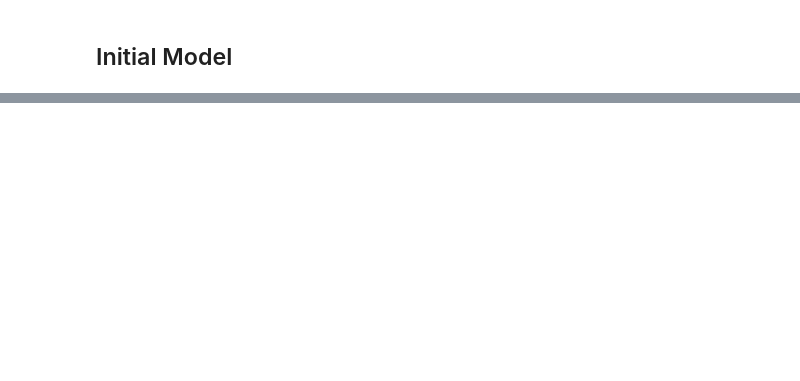
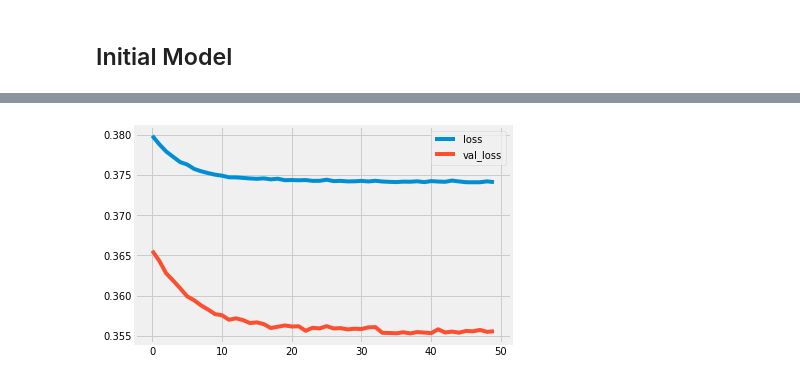
Before and after one commit to amrirasyidi/autompg_lin_reg, a Jupyter notebook: eda_model_used_cars.ipynb, the cells around one changed output, grey strips where cells are left out. Cells and saved outputs as stored; diff of their text form; code cells hidden in the pictures; blank space fills up the shorter version.

```diff
--- a/eda_model_used_cars.ipynb
+++ b/eda_model_used_cars.ipynb
@@ -372,0 +309,6 @@ Based on the output of our model, we conclude that:
+# %%
+X_train_new = X_train[train_cols].to_pandas()
+X_test_new = X_test[train_cols].to_pandas()
+
+X_train_new = preprocessor.fit_transform(X_train_new)
+X_test_new = preprocessor.transform(X_test_new)
@@ -372,0 +328,9 @@ Based on the output of our model, we conclude that:
+# %%
+input_shape = [X_train_new.shape[1]]
+# %%
+model = keras.Sequential([
+    layers.Dense(input_shape=input_shape, units = 1),
+    # layers.Dense(units=1)
+])
+
+model.summary()
@@ -372,0 +349,5 @@ Based on the output of our model, we conclude that:
+# %%
+model.compile(
+    optimizer='adam',
+    loss='mae',
+)
@@ -372,0 +370,13 @@ Based on the output of our model, we conclude that:
+# %%
+history = model.fit(
+    X_train_new,
+    y_train.to_pandas(),
+    validation_data=(X_test_new, y_test.to_pandas()),
+    batch_size=100,
+    epochs=50,
+    verbose=0,
+)
+history_df = pd.DataFrame(history.history)
+history_df.loc[:, ['loss', 'val_loss']].plot()
+print("Minimum Validation Loss: {:0.4f}".format(history_df['val_loss'].min()))
+# %% [output]
@@ -372,0 +384 @@ Based on the output of our model, we conclude that:
+[figure, added]
```
Also changed, not shown: parts of 57 cells of this notebook.
